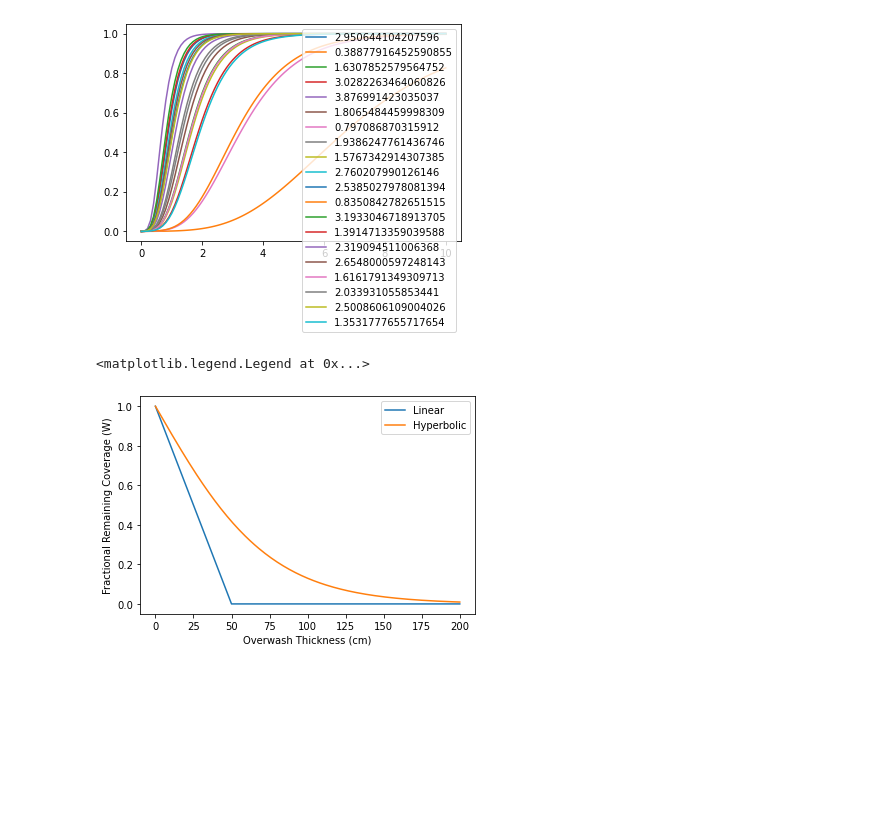
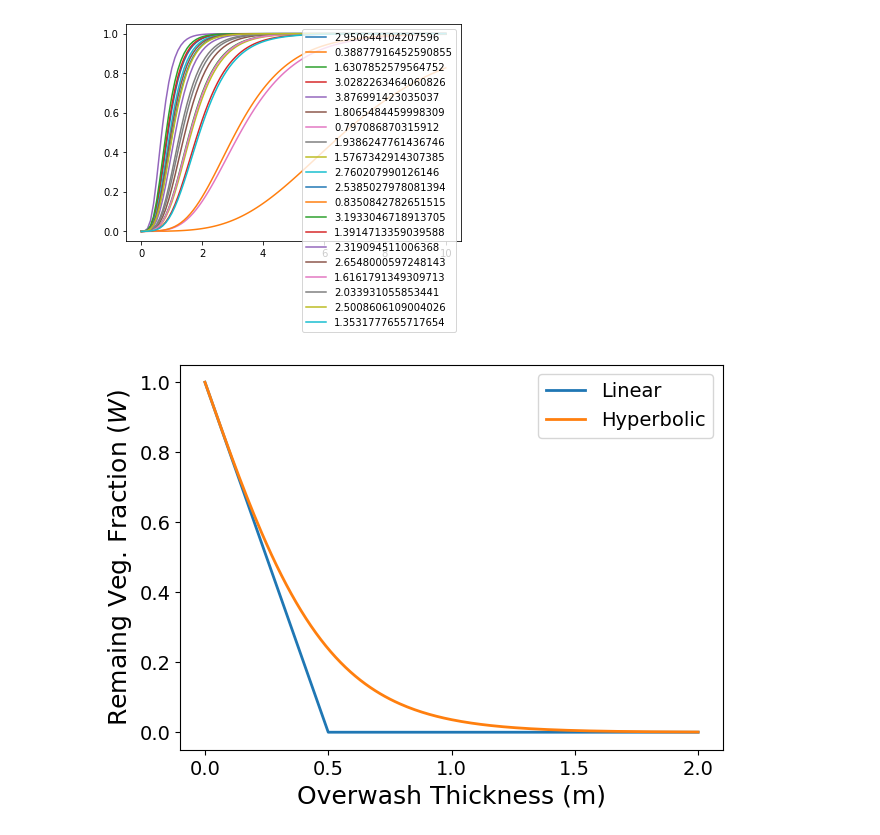
Before and after one commit to csherwood-usgs/Dorian_recovery, a Jupyter notebook: growth_model.ipynb, the cells around one changed output. Drawn from its saved outputs; the diff is of its cells as text; code cells hidden in the pictures; blank space fills up the shorter version.

```diff
--- a/growth_model.ipynb
+++ b/growth_model.ipynb
@@ -2,6 +2,7 @@
 import numpy as np
 import matplotlib.pyplot as plt
 from scipy.integrate import odeint
+ddir = 'C:/crs/proj/2023_NCB_recovery/'
 # %%
 def gf( A, b, k, t):
     W = np.exp( np.log(A)-b*np.exp(-k*t))
@@ -106,26 +110,28 @@ plt.legend()
 # %%
 max_thick = 50
 def W_thick(thick, Wmin=1.e-4, max_thick=100.):
     Wt = 1.-thick/max_thick
     Wt[Wt<=Wmin]=Wmin
     return Wt
 
-def W_thickh( thick, tscale=75):
+def W_thickh( thick, tscale=50):
     Wt = 1.-np.tanh( thick/tscale )
     return Wt
 
 thick = np.linspace(0,200,201)
 Wt= W_thick( thick, max_thick=50.)
 Wth= W_thickh( thick )
-
-plt.plot(thick,Wt,label='Linear')
-plt.plot(thick,Wth,label='Hyperbolic')
-plt.ylabel('Fractional Remaining Coverage (W)')
-plt.xlabel('Overwash Thickness (cm)')
-plt.legend()
+fig = plt.figure(figsize=(7,5))
+plt.plot(thick/100,Wt,label='Linear', linewidth=2)
+plt.plot(thick/100,Wth,label='Hyperbolic', linewidth=2)
+plt.ylabel('Remaing Veg. Fraction ($W$)', fontsize=18)
+plt.xlabel('Overwash Thickness (m)', fontsize=18)
+plt.legend(fontsize=14)
+plt.yticks(fontsize=14)
+plt.xticks([0.,0.5,1.,1.5,2.],fontsize=14)
+plt.savefig(ddir+'overwash_cover.png',dpi=200,bbox_inches='tight')
 # %% [output]
-<matplotlib.legend.Legend at 0x...>
-[figure, old version]
+[figure, new version]
 # %%
 def flatten_list(xss):
     # https://stackoverflow.com/questions/952914/how-do-i-make-a-flat-list-out-of-a-list-of-lists
```
Also changed, not shown: parts of 6 cells of this notebook, 4 other files.
